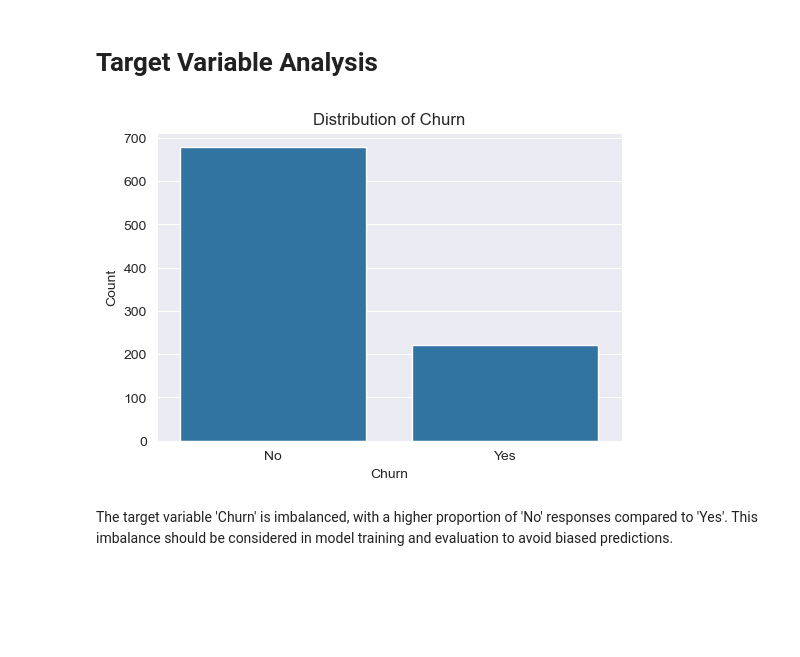
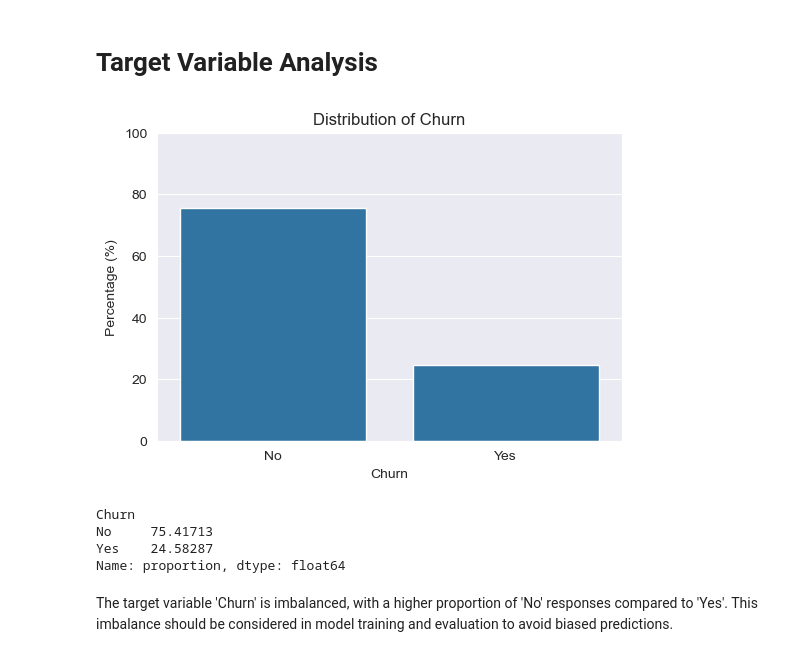
Before and after one commit to luckasonic/DataAnalytics2025, a Jupyter notebook: notebooks/EDA+Preprocessing.ipynb, the cells around one changed output. Cells and saved outputs as stored; diff of their text form; code cells hidden in the pictures; blank space fills up the shorter version.

```diff
--- a/notebooks/EDA+Preprocessing.ipynb
+++ b/notebooks/EDA+Preprocessing.ipynb
@@ -355,14 +355,23 @@ In the dataset, some categorical columns contain values like "No internet servic
 # %% [markdown]
 # Target Variable Analysis
 # %%
+churn_counts = churn_data['Churn'].value_counts(normalize=True) * 100
+
+# Plot
 plt.figure(figsize=(6, 4))
-sns.countplot(data=churn_data, x='Churn')
+sns.barplot(x=churn_counts.index, y=churn_counts.values)
 plt.title('Distribution of Churn')
 plt.xlabel('Churn')
-plt.ylabel('Count')
+plt.ylabel('Percentage (%)')
+plt.ylim(0, 100)
 plt.show()
+print(churn_counts)
 # %% [output]
-[figure, old version]
+[figure, new version]
+Churn
+No     75.41713
+Yes    24.58287
+Name: proportion, dtype: float64
 # %% [markdown]
 The target variable 'Churn' is imbalanced, with a higher proportion of 'No' responses compared to 'Yes'. This imbalance should be considered in model training and evaluation to avoid biased predictions.
 # %%
```
Also changed, not shown: parts of 3 cells of this notebook, 3 other files.
